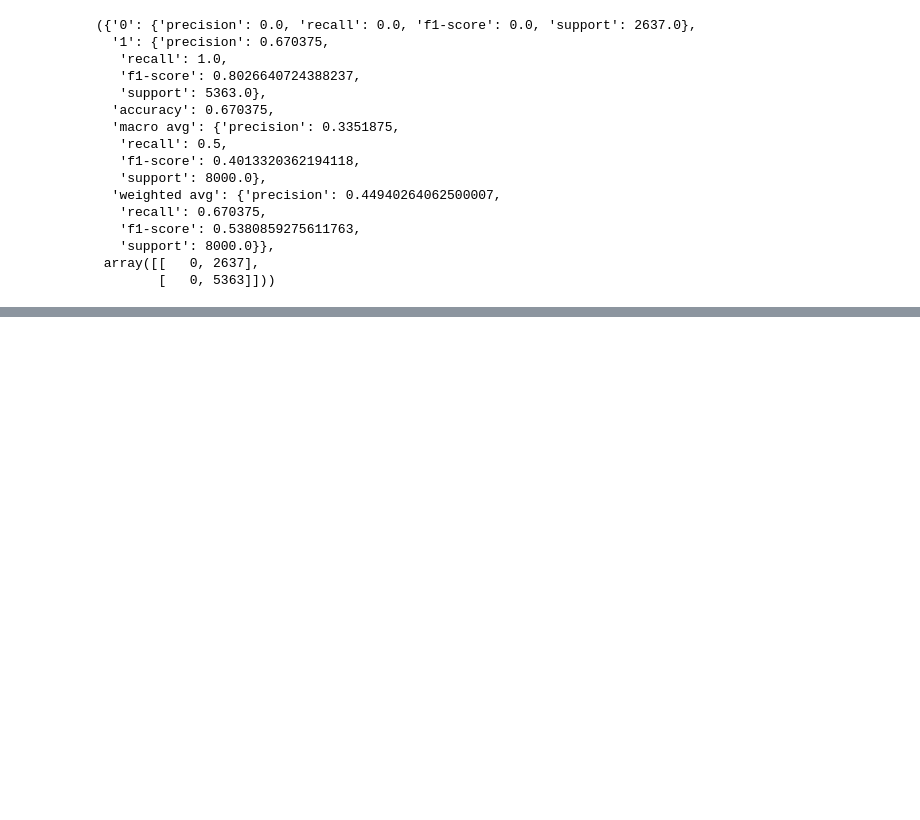
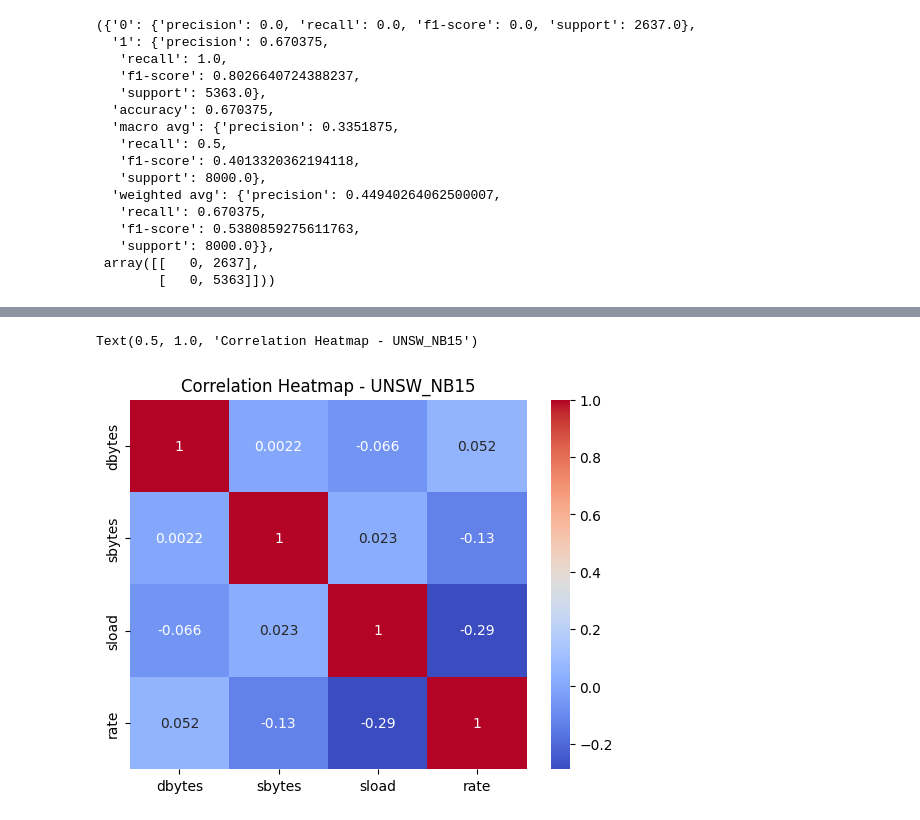
Before and after one commit to JoshZuss/Capstone-week-4-hw-, a Jupyter notebook: Untitled-1.ipynb, the cells around one changed output, grey strips where cells are left out. Cells and saved outputs as stored; diff of their text form; code cells hidden in the pictures; blank space fills up the shorter version.

```diff
--- a/Untitled-1.ipynb
+++ b/Untitled-1.ipynb
@@ -98,0 +154,16 @@ conf_matrix = confusion_matrix(y_test, y_pred)
+# %%
+data = pd.DataFrame({
+    'dbytes': np.random.rand(100),
+    'sbytes': np.random.rand(100),
+    'sload': np.random.rand(100),
+    'rate': np.random.rand(100)
+})
+corr = data.corr()
+# %%
+
+fig5, ax5 = plt.subplots()
+sns.heatmap(corr, annot=True, cmap='coolwarm', ax=ax5)
+ax5.set_title("Correlation Heatmap - UNSW_NB15")
+# %% [output]
+Text(0.5, 1.0, 'Correlation Heatmap - UNSW_NB15')
+[figure, added]
```
Also changed, not shown: parts of 4 cells of this notebook.
